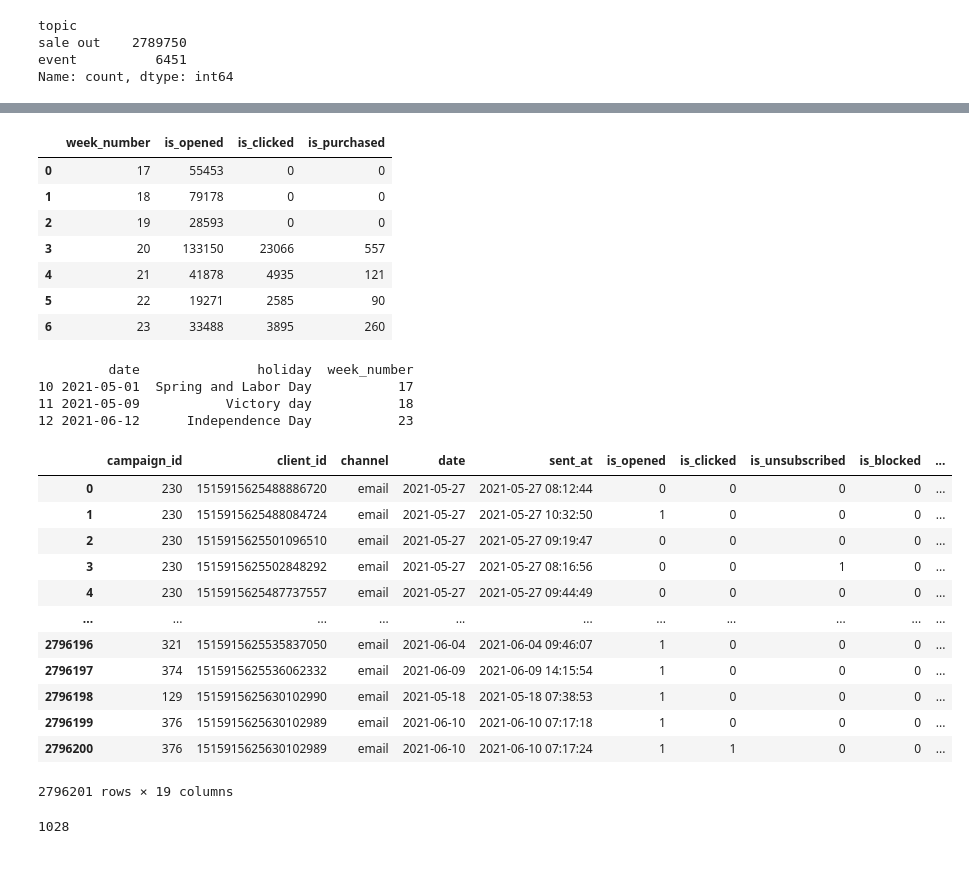
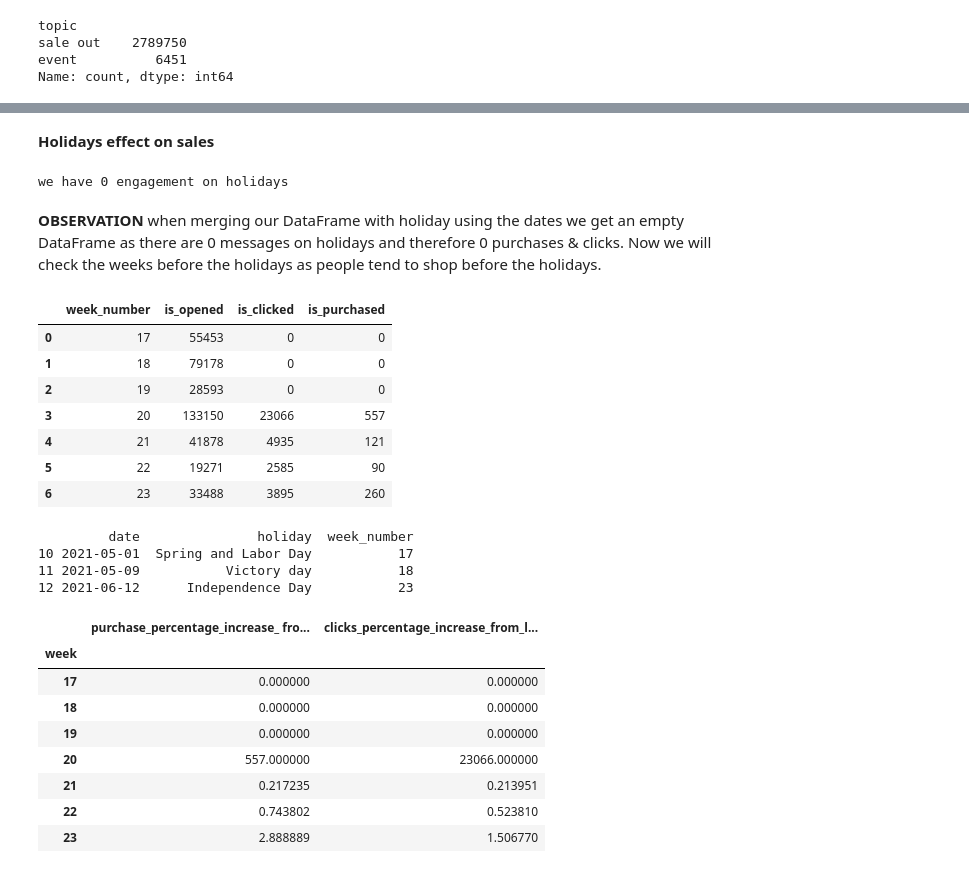
Before and after one commit to miguelsadorra14/DataWrangling, a Jupyter notebook: project.ipynb, the cells around one changed output, grey strips where cells are left out. Saved outputs shown, nothing was run; the diff lists cells and outputs as text; code cells hidden in the pictures.

Commit message:
last touches

```diff
--- a/project.ipynb
+++ b/project.ipynb
@@ -761,57 +681,73 @@ Index: []
+# %% [markdown]
+**Holidays effect on sales**
+# %%
+holiday_df = pd.read_csv("holidays.csv")
+merged_df2 = pd.merge(merged_df, holiday_df, left_on="date", right_on="date", how="inner")
+print(f"we have {len(merged_df2)} engagement on holidays")
+# %% [output]
+we have 0 engagement on holidays
+# %% [markdown]
+**OBSERVATION** when merging our DataFrame with holiday using the dates we get an empty DataFrame as there are 0 messages on holidays and therefore 0 purchases & clicks. Now we will check the weeks before the holidays as people tend to shop before the holidays.
 # %%
+def weekly_percentage(li):
+    perc = []
+    for i in range(len(li[:])):
+        if li[i] == 0:
+            perc.append(0)
+            continue
+        elif li[i - 1] == 0:
+            perc.append(li[i])
+            continue
+        percentage = li[i]/ ( li[i - 1])
+        perc.append(percentage)
+    return perc
+
 merged_df["date"] = pd.to_datetime(merged_df["date"])
 merged_df['week_number'] = merged_df['date'].dt.isocalendar().week
-
 holiday_df["date"] = pd.to_datetime(holiday_df["date"])
 holiday_df["week_number"] = holiday_df['date'].dt.isocalendar().week
-holiday_weeks = holiday_df["week_number"].unique() ## get the weeks we want to check
+holiday_weeks = holiday_df["week_number"].unique()
 
-# Group by the week number and perform any aggregation you need
 weekly_grouped = merged_df.groupby('week_number').agg({
-    'is_opened': 'sum', 'is_clicked': 'sum', 'is_purchased': 'sum'  # Replace 'your_column_to_aggregate' with the actual column you want to aggregate
-    # Add more aggregations as needed
+    'is_opened': 'sum', 'is_clicked': 'sum', 'is_purchased': 'sum'
 })
 
 weekly_grouped = weekly_grouped.reset_index()
 engagement_weeks = weekly_grouped["week_number"].values
 holidays = holiday_df[holiday_df["week_number"].isin(engagement_weeks)]
-holidays = holidays[holidays["date"].dt.year == 2021] # our campaigns are only in 2021
+holidays = holidays[holidays["date"].dt.year == 2021]
+
+purchases_weekly_perc = weekly_percentage(weekly_grouped["is_purchased"].values)
+clicks_weekly_perc = weekly_percentage(weekly_grouped["is_clicked"].values)
+
+improvements = pd.DataFrame({
+    "week": weekly_grouped["week_number"],
+    "purchase_percentage_increase_ from_last_week": purchases_weekly_perc,
+    "clicks_percentage_increase_from_last_week": clicks_weekly_perc
+}).set_index("week")
 
 display(weekly_grouped)
-
 print(holidays)
-display(merged_df)
-print(len(merged_df[merged_df["is_purchased"] == True]))
-# display(filtered_dataframe = merged_df[merged_df['week_number'].isin(week_numbers_to_filter)])
-
-# print(holiday_df[["week_number", "holiday"]])
-
-## it seems that the campaigns of this dataset have only occured in the weeks 17-23. therefore the only significant holiday in these weeks is the
-## independance
+display(improvements)
 # %% [output]
 |  | week_number | is_opened | is_clicked | is_purchased |
 | 0 | 17 | 55453 | 0 | 0 |
 | 1 | 18 | 79178 | 0 | 0 |
 | 2 | 19 | 28593 | 0 | 0 |
 | 3 | 20 | 133150 | 23066 | 557 |
 | 4 | 21 | 41878 | 4935 | 121 |
 | 5 | 22 | 19271 | 2585 | 90 |
 | 6 | 23 | 33488 | 3895 | 260 |
          date               holiday  week_number
 10 2021-05-01  Spring and Labor Day           17
 11 2021-05-09           Victory day           18
 12 2021-06-12      Independence Day           23
-|  | campaign_id | client_id | channel | date | sent_at | is_opened | is_clicked | is_unsubscribed | is_blocked | ... |
-| 0 | 230 | 1515915625488886720 | email | 2021-05-27 | 2021-05-27 08:12:44 | 0 | 0 | 0 | 0 | ... |
-| 1 | 230 | 1515915625488084724 | email | 2021-05-27 | 2021-05-27 10:32:50 | 1 | 0 | 0 | 0 | ... |
-| 2 | 230 | 1515915625501096510 | email | 2021-05-27 | 2021-05-27 09:19:47 | 0 | 0 | 0 | 0 | ... |
-| 3 | 230 | 1515915625502848292 | email | 2021-05-27 | 2021-05-27 08:16:56 | 0 | 0 | 1 | 0 | ... |
-| 4 | 230 | 1515915625487737557 | email | 2021-05-27 | 2021-05-27 09:44:49 | 0 | 0 | 0 | 0 | ... |
-| ... | ... | ... | ... | ... | ... | ... | ... | ... | ... | ... |
-| 2796196 | 321 | 1515915625535837050 | email | 2021-06-04 | 2021-06-04 09:46:07 | 1 | 0 | 0 | 0 | ... |
-| 2796197 | 374 | 1515915625536062332 | email | 2021-06-09 | 2021-06-09 14:15:54 | 1 | 0 | 0 | 0 | ... |
-| 2796198 | 129 | 1515915625630102990 | email | 2021-05-18 | 2021-05-18 07:38:53 | 1 | 0 | 0 | 0 | ... |
-| 2796199 | 376 | 1515915625630102989 | email | 2021-06-10 | 2021-06-10 07:17:18 | 1 | 0 | 0 | 0 | ... |
-| 2796200 | 376 | 1515915625630102989 | email | 2021-06-10 | 2021-06-10 07:17:24 | 1 | 1 | 0 | 0 | ... |
+|  | purchase_percentage_increase_ fro... | clicks_percentage_increase_from_l... |
+| week |  |  |
+| 17 | 0.000000 | 0.000000 |
+| 18 | 0.000000 | 0.000000 |
+| 19 | 0.000000 | 0.000000 |
+| 20 | 557.000000 | 23066.000000 |
+| 21 | 0.217235 | 0.213951 |
+| 22 | 0.743802 | 0.523810 |
+| 23 | 2.888889 | 1.506770 |
-2796201 rows × 19 columns
-1028
```
Also changed, not shown: parts of 15 cells of this notebook.
